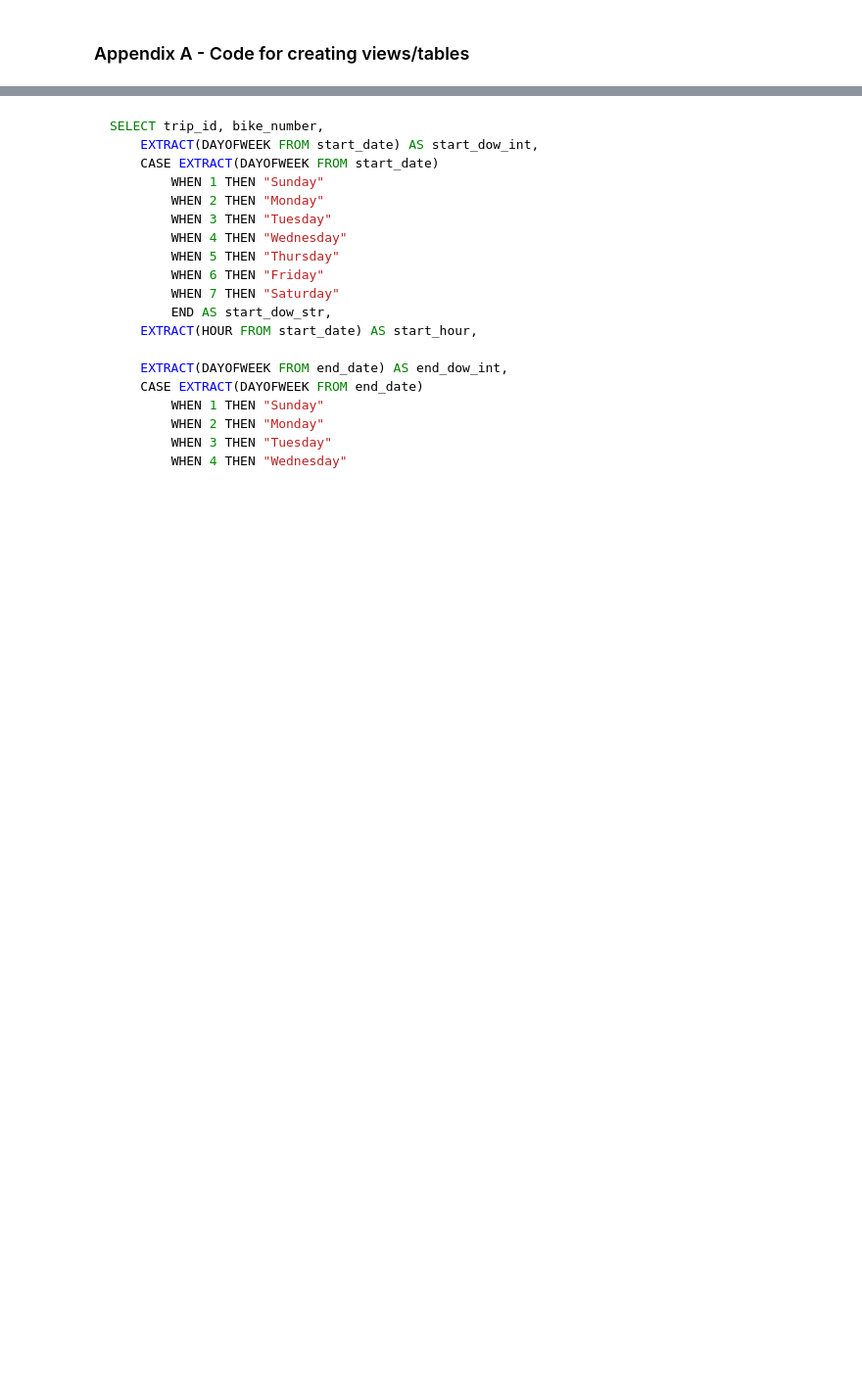
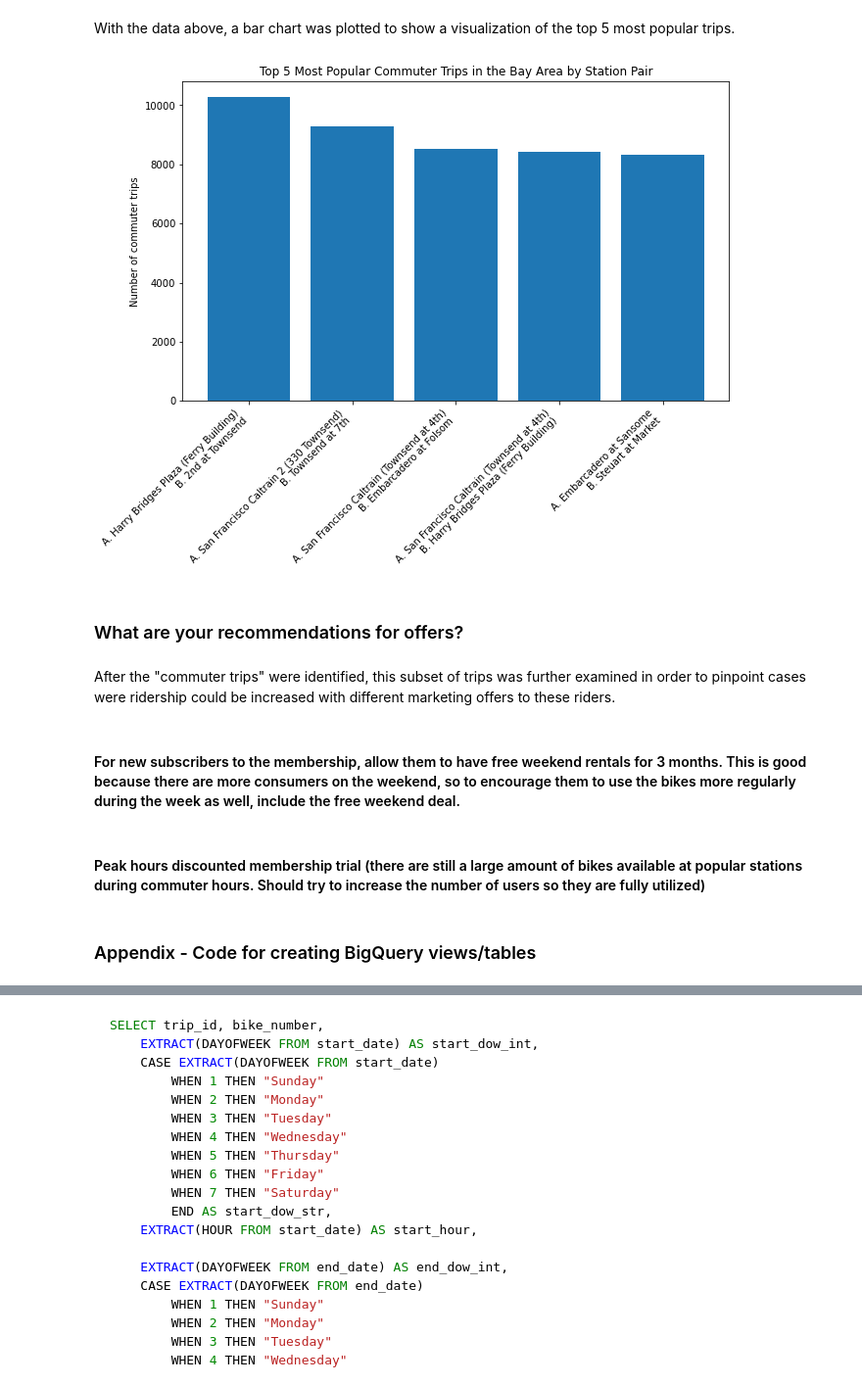
Before and after one commit to stemlock/Lyft_Bay_Wheels_Ridership_BigQuery_Analysis, a Jupyter notebook: Project_1.ipynb, the cells around one changed output, grey strips where cells are left out. Shown at 98% size. Drawn from its saved outputs; the diff is of its cells as text; code cells hidden in the pictures; blank space fills up the shorter version.

Commit message:
Updated part 3 top 5 trips

```diff
--- a/Project_1.ipynb
+++ b/Project_1.ipynb
@@ -13,4 +79,27 @@
+# %% [markdown]
+With the data above, a bar chart was plotted to show a visualization of the top 5 most popular trips.
+# %%
+# Combine the names of the station pairs into strings to label the graph
+top5_pairs = 'A. ' + df_top_trips['station1'][:5] + '\nB. ' + df_top_trips['station2'][:5]
+
+# Plot the bar plot
+plt.figure(figsize=(10,6))
+plt.bar(top5_pairs, df_top_trips['total_trips'][:5])
+plt.title("Top 5 Most Popular Commuter Trips in the Bay Area by Station Pair")
+plt.xticks(rotation=45, ha='right')
+plt.ylabel("Number of commuter trips")
+plt.show()
+# %% [output]
+[figure, added]
+# %% [markdown]
+### What are your recommendations for offers?
+# %% [markdown]
+After the "commuter trips" were identified, this subset of trips was further examined in order to pinpoint cases were ridership could be increased with different marketing offers to these riders.
+# %% [markdown]
+#### For new subscribers to the membership, allow them to have free weekend rentals for 3 months. This is good because there are more consumers on the weekend, so to encourage them to use the bikes more regularly during the week as well, include the free weekend deal.
+# %% [markdown]
+#### Peak hours discounted membership trial (there are still a large amount of bikes available at popular stations during commuter hours. Should try to increase the number of users so they are fully utilized)
 # %% [markdown]
-### Appendix A - Code for creating views/tables
+### Appendix - Code for creating BigQuery views/tables
 # %% [markdown]
 #### trip_dow_hour view
```
Also changed, not shown: parts of 21 cells of this notebook, 2 other files.
